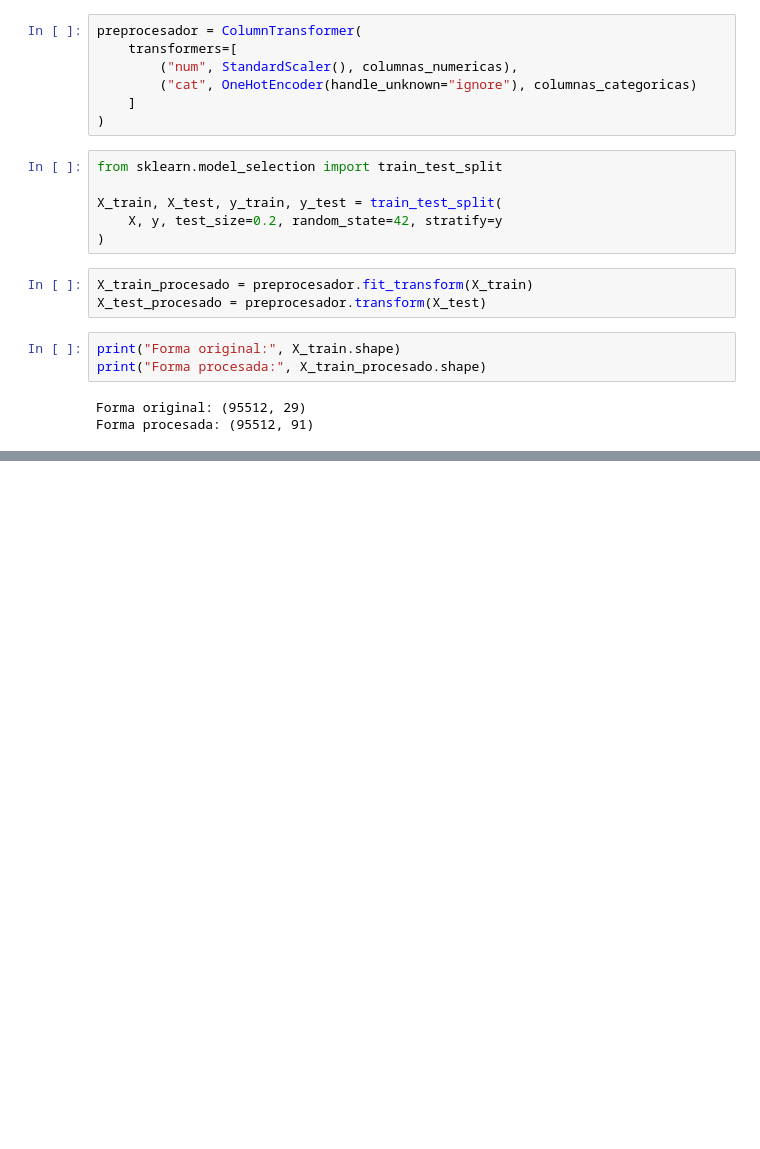
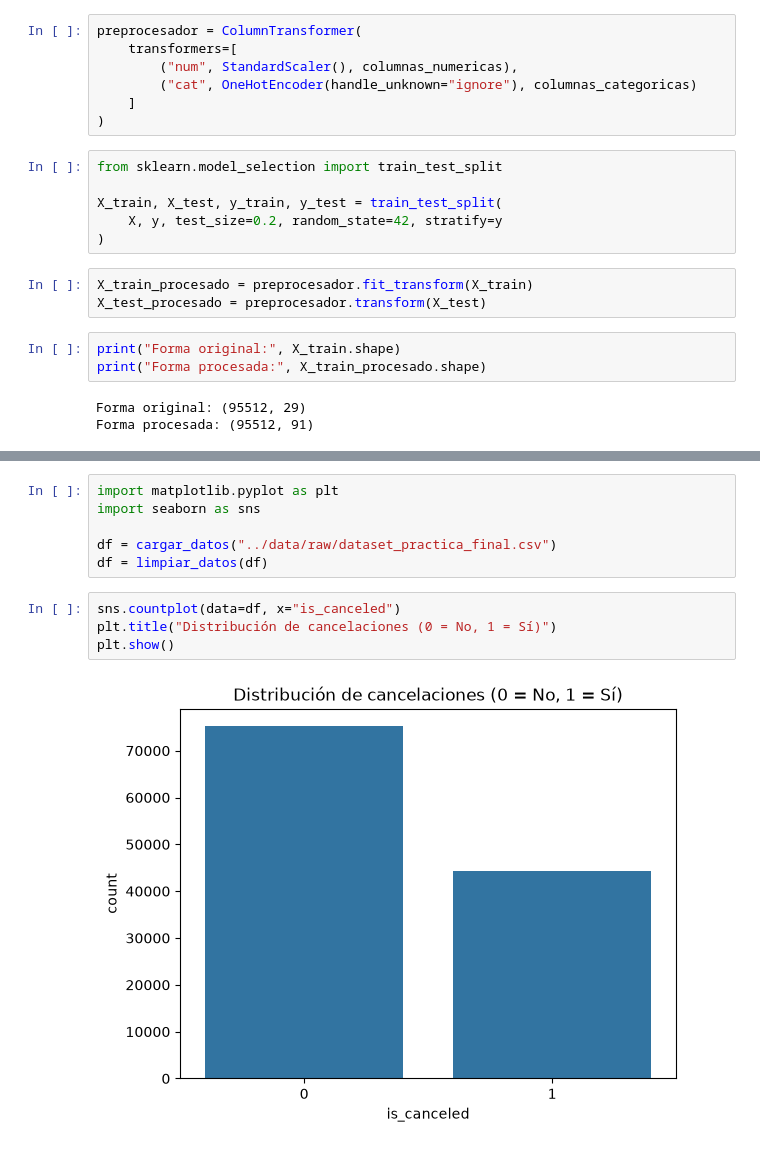
Before and after one commit to AdrianOropeza/pontia-ml, a Jupyter notebook: notebooks/eda_inicial.ipynb, the cells around one changed output, grey strips where cells are left out. Cells and saved outputs as stored; diff of their text form; blank space fills up the shorter version.

```diff
--- a/notebooks/eda_inicial.ipynb
+++ b/notebooks/eda_inicial.ipynb
@@ -224,0 +225,12 @@ print("Test procesado:", X_test_procesado.shape)
+# %%
+import matplotlib.pyplot as plt
+import seaborn as sns
+
+df = cargar_datos("../data/raw/dataset_practica_final.csv")
+df = limpiar_datos(df)
+# %%
+sns.countplot(data=df, x="is_canceled")
+plt.title("Distribución de cancelaciones (0 = No, 1 = Sí)")
+plt.show()
+# %% [output]
+[figure, added]
```
Also changed, not shown: parts of 5 cells of this notebook, 2 other files.
